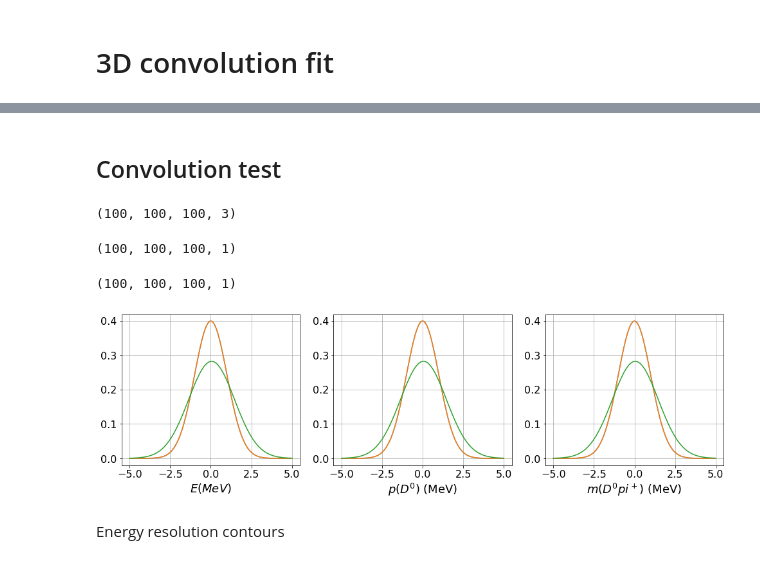
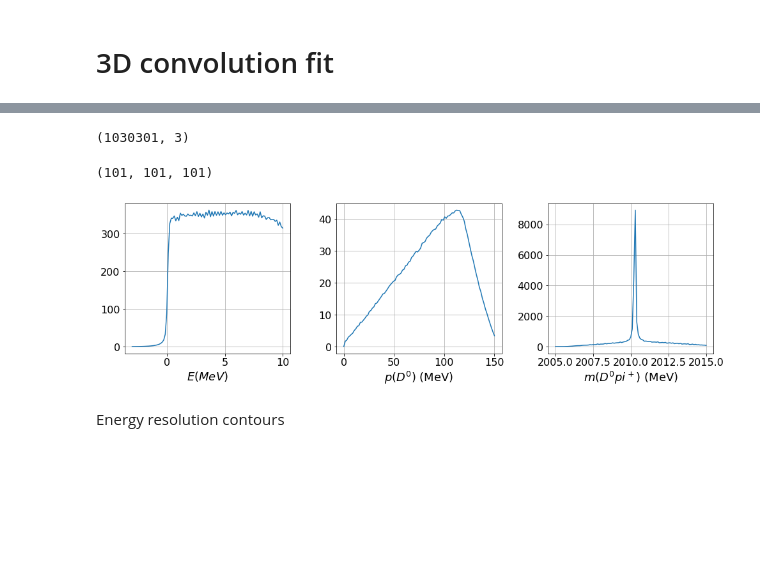
Before and after one commit to VitalyVorobyev/ddst, a Jupyter notebook: ipynb/convolutions.ipynb, the cells around one changed output, grey strips where cells are left out. Saved outputs shown, nothing was run; the diff lists cells and outputs as text; code cells hidden in the pictures; blank space fills up the shorter version.

Commit message:
convolution tools improved

```diff
--- a/ipynb/convolutions.ipynb
+++ b/ipynb/convolutions.ipynb
@@ -65,10 +96,0 @@ fig.tight_layout()
-# %% [markdown]
-## Convolution test
-# %%
-N = 100
-x, y, z = [np.linspace(-5, 5, N) for _ in range(3)]
-dr = (x[1] - x[0])**3
-grid_3d = np.array(list(itertools.product(x, y, z))).reshape(N, N, N, 3)
-grid_3d.shape
-# %% [output]
-(100, 100, 100, 3)
@@ -78,20 +97,26 @@ def pdf(x, y, z):
+# %%
+pdf = DnDnPip(40, 1.5)
+# %%
+N = 101
+energy = np.linspace(-3, 10, N)
+dmomentum = np.linspace(0, 150, N)
+dstmass = np.linspace(2005, 2015, N)
+# %%
+observables = meshgrid([energy, dmomentum, dstmass])
+observables.shape
+# %% [output]
+(1030301, 3)
 # %%
-f1 = pdf(grid_3d[:,:,:,0], grid_3d[:,:,:,1], grid_3d[:,:,:,2]).reshape(N,N,N,1)
-f1.shape
+fpdf = pdf.pdf_vars(observables[:,0], observables[:,1], observables[:,2]).reshape(N,N,N)
+fpdf.shape
 # %% [output]
-(100, 100, 100, 1)
+(101, 101, 101)
-# %%
-self_conv = signal.fftconvolve(f1, f1, 'same')*dr
-self_conv.shape
-# %% [output]
-(100, 100, 100, 1)
 # %%
 fig, ax = plt.subplots(ncols=3, figsize=(14, 4.5))
-draw_pdf_projections(ax, [x, y, z], f1)
-draw_pdf_projections(ax, [x, y, z], f1)
-draw_pdf_projections(ax, [x, y, z], self_conv)
+draw_pdf_projections(ax, [energy, dmomentum, dstmass], fpdf)
 fig.tight_layout()
+fig.savefig('bad_projections.png')
 # %% [output]
-[figure, old version]
+[figure, new version]
 # %% [markdown]
 Energy resolution contours
```
Also changed, not shown: parts of 49 cells of this notebook, 2 other files.
